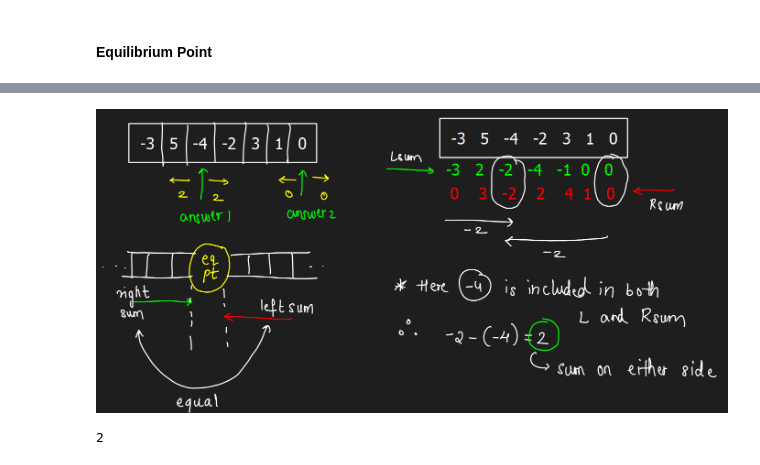
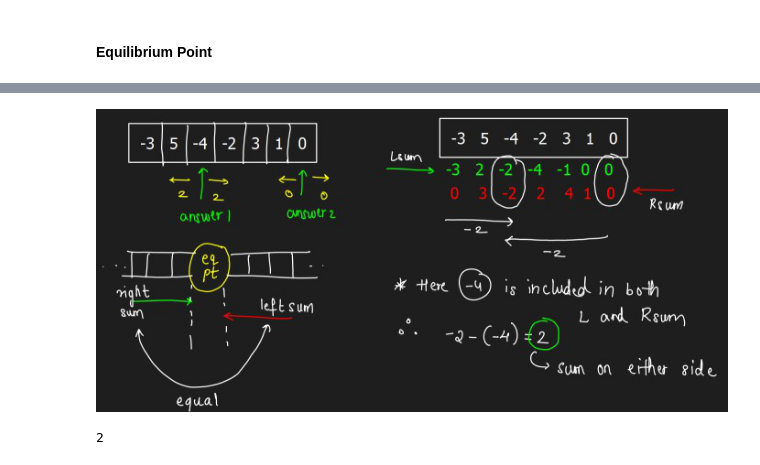
Before and after one commit to AshishSalaskar1/DS_Algo_Playground, a Jupyter notebook: Track/1Neuron_DSA.ipynb, the cells around one changed output, grey strips where cells are left out. Drawn from its saved outputs; the diff is of its cells as text; code cells hidden in the pictures.

```diff
--- a/Track/1Neuron_DSA.ipynb
+++ b/Track/1Neuron_DSA.ipynb
@@ -232,9 +229,9 @@ longest_subarray_target(arr, 2)
 # %% [markdown]
 ![Equilibrium_Point]("./src/Equilibrium_Point.png")
 # %%
-display(Image.open('src/Equilibrium_Point.png'))
+display(Image.open('src/Equilibrium_Point.jpg'))
 # %% [output]
-[figure, old version]
+[figure, new version]
 # %%
 def equilibrium(arr):
     '''
```
Also changed, not shown: parts of 13 cells of this notebook, 7 other files.
